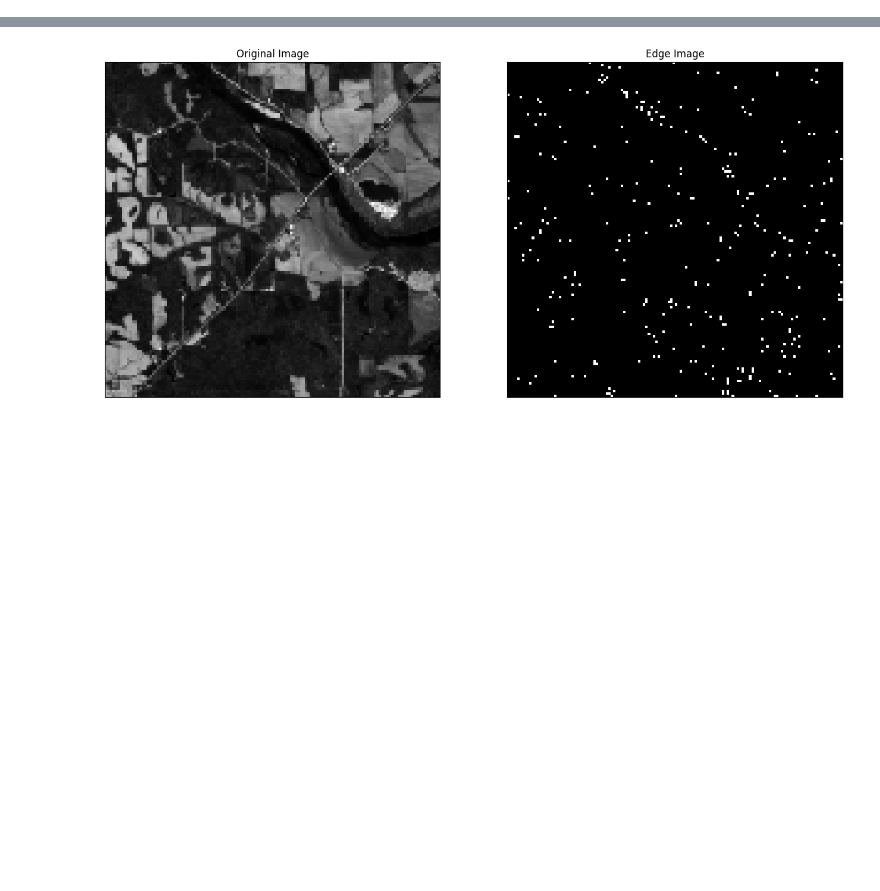
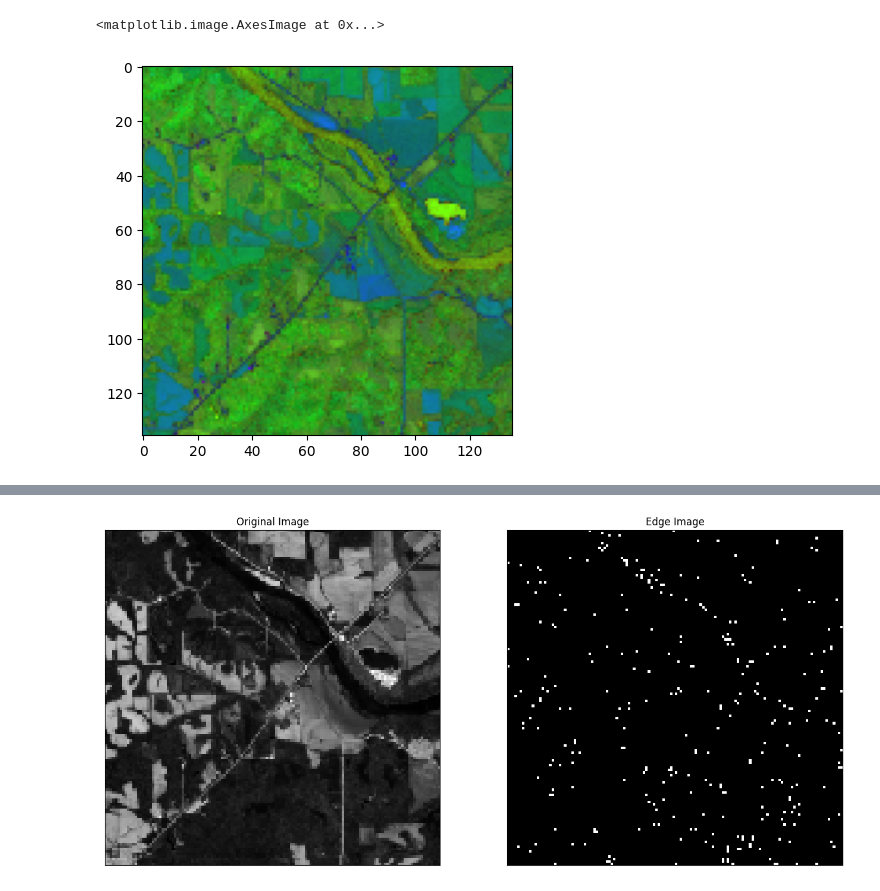
Before and after one commit to AguilarAngel9/Plant-Growth-Cycle-based-on-geospatial-data, a Jupyter notebook: ImageProcessing/edgeDetection.ipynb, the cells around one changed output, grey strips where cells are left out. Drawn from its saved outputs; the diff is of its cells as text; code cells hidden in the pictures; blank space fills up the shorter version.

```diff
--- a/ImageProcessing/edgeDetection.ipynb
+++ b/ImageProcessing/edgeDetection.ipynb
@@ -48,0 +112,6 @@ def load_landsat_image(
+# %%
+hsv_test = convert_to_hsv(cv2.cvtColor(test_image, cv2.COLOR_BGR2RGB))
+plt.imshow(hsv_test)
+# %% [output]
+<matplotlib.image.AxesImage at 0x...>
+[figure, added]
```
Also changed, not shown: parts of 11 cells of this notebook.
